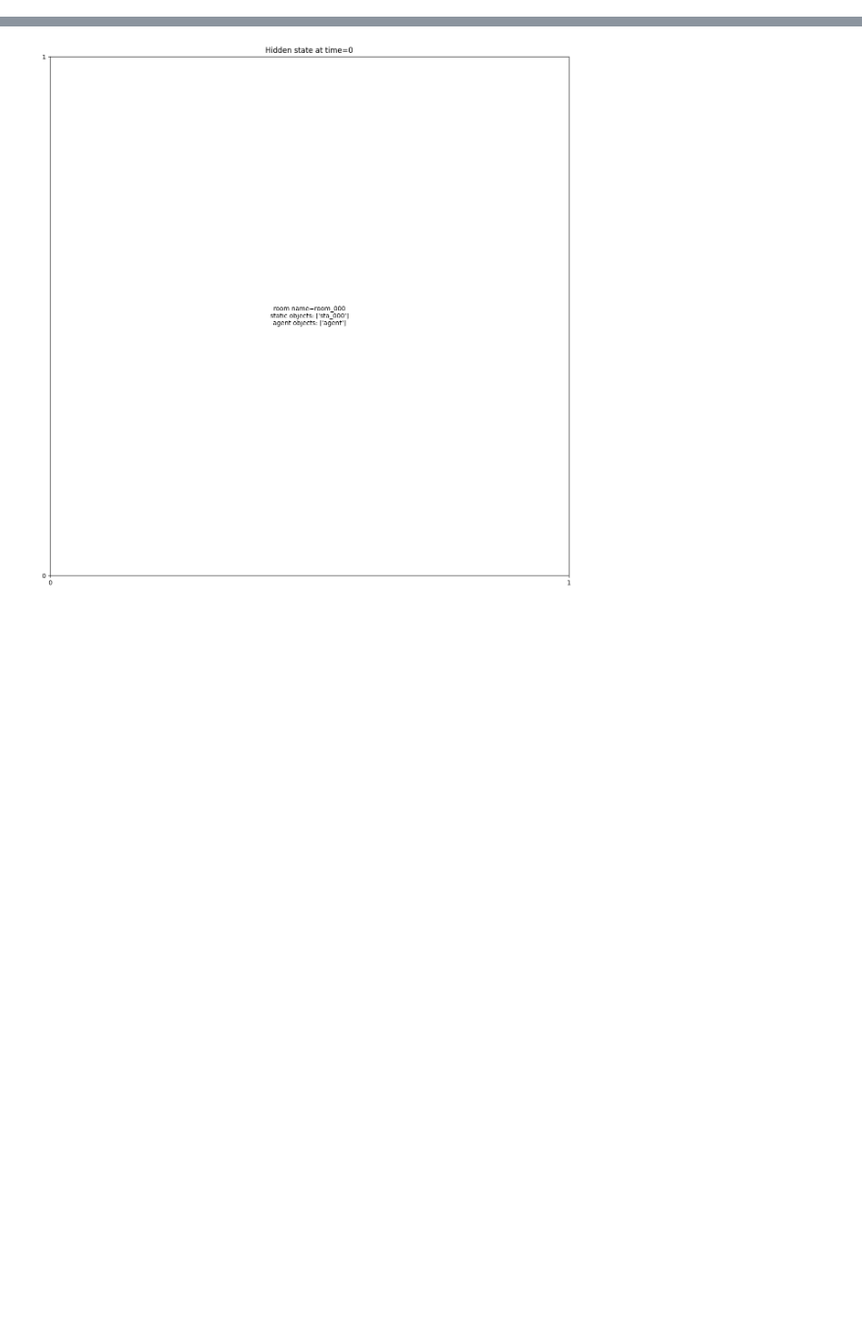
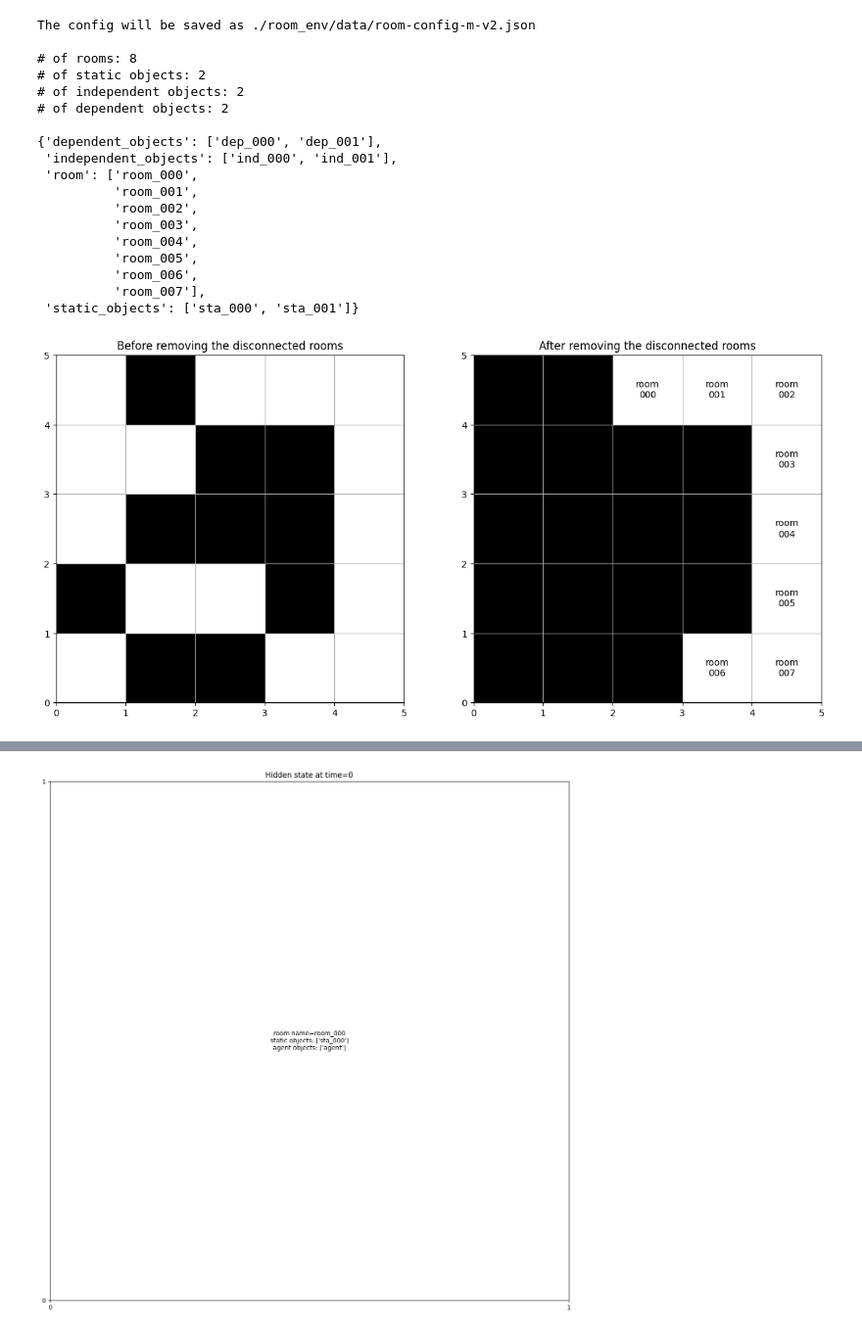
Before and after one commit to humemai/room-env, a Jupyter notebook: room-env-v2.ipynb, the cells around one changed output, grey strips where cells are left out. Shown at 98% size. Drawn from its saved outputs; the diff is of its cells as text; code cells hidden in the pictures; blank space fills up the shorter version.

```diff
--- a/room-env-v2.ipynb
+++ b/room-env-v2.ipynb
@@ -1,20 +1,40 @@
 # %%
 import random
 from room_env.create_room2 import RoomCreator
 
 room_creator = RoomCreator(
-    filename="xl",
-    grid_length=7,
-    num_rooms=32,
-    num_static_objects=4,
-    num_independent_objects=4,
-    num_dependent_objects=4,
+    filename="m",
+    grid_length=5,
+    num_rooms=8,
+    num_static_objects=2,
+    num_independent_objects=2,
+    num_dependent_objects=2,
     room_prob=0.5,
     minimum_transition_stay_prob=0.6,
     static_object_in_every_room=False,
     give_fake_names=False,
 )
 room_creator.run()
+# %% [output]
+The config will be saved as ./room_env/data/room-config-m-v2.json
+
+# of rooms: 8
+# of static objects: 2
+# of independent objects: 2
+# of dependent objects: 2
+
+{'dependent_objects': ['dep_000', 'dep_001'],
+ 'independent_objects': ['ind_000', 'ind_001'],
+ 'room': ['room_000',
+          'room_001',
+          'room_002',
+          'room_003',
+          'room_004',
+          'room_005',
+          'room_006',
+          'room_007'],
+ 'static_objects': ['sta_000', 'sta_001']}
+[figure, added]
 # %%
 from room_env.envs.room2 import RoomEnv2
 
```
Also changed, not shown: parts of 8 cells of this notebook, 18 other files.
